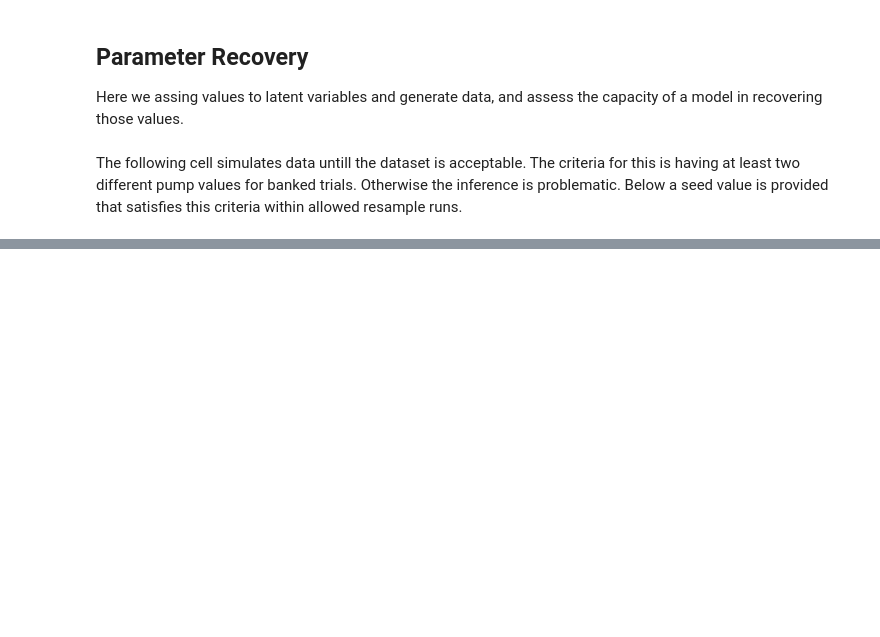
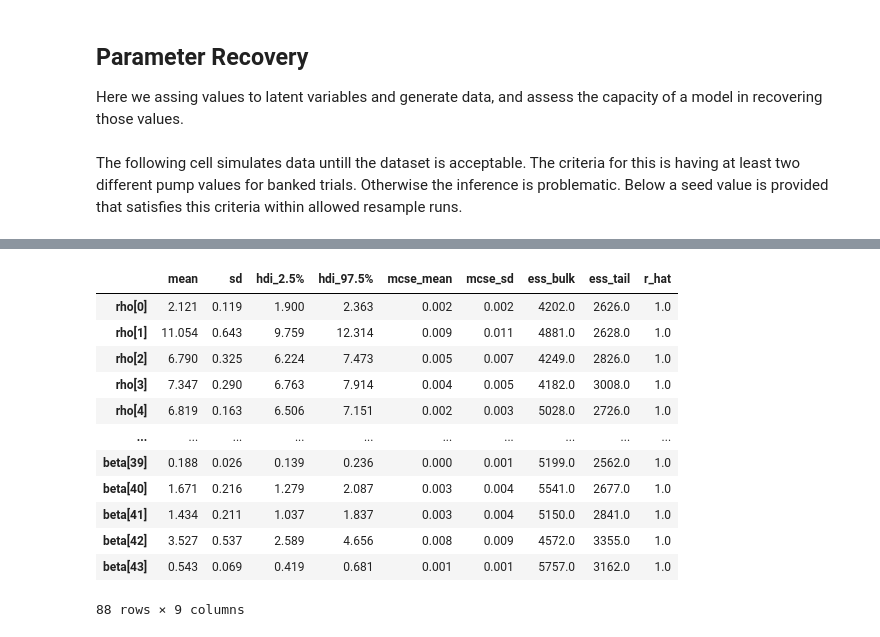
Before and after one commit to alazaydin/bart-censored, a Jupyter notebook: censoring.ipynb, the cells around one changed output, grey strips where cells are left out. Saved outputs shown, nothing was run; the diff lists cells and outputs as text; code cells hidden in the pictures; blank space fills up the shorter version.

```diff
--- a/censoring.ipynb
+++ b/censoring.ipynb
@@ -448,0 +670,3 @@ az.summary(recover_idata["B"])
+# %%
+df_guan["pid"], _ = df_guan["participant"].factorize()
+df_guan = df_guan.astype({' y': float, ' burst': float})
@@ -448,0 +696,17 @@ az.summary(recover_idata["B"])
+# %%
+m_summary = az.summary(idata_guan_all, var_names=["rho", "beta"], hdi_prob=0.95)
+m_summary
+# %% [output]
+|  | mean | sd | hdi_2.5% | hdi_97.5% | mcse_mean | mcse_sd | ess_bulk | ess_tail | r_hat |
+| rho[0] | 2.121 | 0.119 | 1.900 | 2.363 | 0.002 | 0.002 | 4202.0 | 2626.0 | 1.0 |
+| rho[1] | 11.054 | 0.643 | 9.759 | 12.314 | 0.009 | 0.011 | 4881.0 | 2628.0 | 1.0 |
+| rho[2] | 6.790 | 0.325 | 6.224 | 7.473 | 0.005 | 0.007 | 4249.0 | 2826.0 | 1.0 |
+| rho[3] | 7.347 | 0.290 | 6.763 | 7.914 | 0.004 | 0.005 | 4182.0 | 3008.0 | 1.0 |
+| rho[4] | 6.819 | 0.163 | 6.506 | 7.151 | 0.002 | 0.003 | 5028.0 | 2726.0 | 1.0 |
+| ... | ... | ... | ... | ... | ... | ... | ... | ... | ... |
+| beta[39] | 0.188 | 0.026 | 0.139 | 0.236 | 0.000 | 0.001 | 5199.0 | 2562.0 | 1.0 |
+| beta[40] | 1.671 | 0.216 | 1.279 | 2.087 | 0.003 | 0.004 | 5541.0 | 2677.0 | 1.0 |
+| beta[41] | 1.434 | 0.211 | 1.037 | 1.837 | 0.003 | 0.004 | 5150.0 | 2841.0 | 1.0 |
+| beta[42] | 3.527 | 0.537 | 2.589 | 4.656 | 0.008 | 0.009 | 4572.0 | 3355.0 | 1.0 |
+| beta[43] | 0.543 | 0.069 | 0.419 | 0.681 | 0.001 | 0.001 | 5757.0 | 3162.0 | 1.0 |
+88 rows × 9 columns
```
Also changed, not shown: parts of 37 cells of this notebook, 1 other file.
